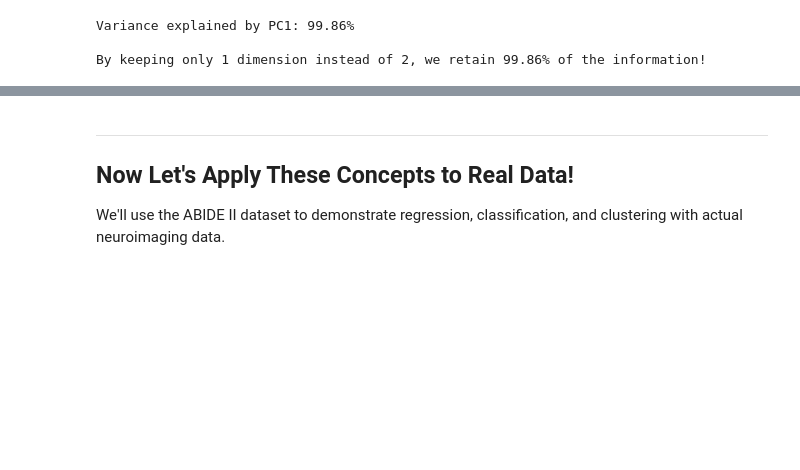
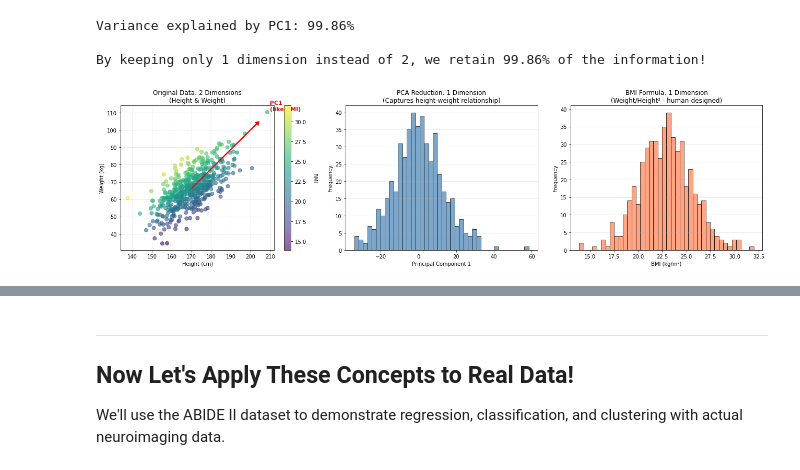
Before and after one commit to upishanker/cns-workshops, a Jupyter notebook: ML-AI-4-NeuroSci/01-introduction-core-concepts.ipynb, the cells around one changed output, grey strips where cells are left out. Drawn from its saved outputs; the diff is of its cells as text; code cells hidden in the pictures; blank space fills up the shorter version.

```diff
--- a/ML-AI-4-NeuroSci/01-introduction-core-concepts.ipynb
+++ b/ML-AI-4-NeuroSci/01-introduction-core-concepts.ipynb
@@ -215,3 +216,76 @@ print(f"\nBy keeping only 1 dimension instead of 2, we retain {pca.explained_var
 Variance explained by PC1: 99.86%
 
 By keeping only 1 dimension instead of 2, we retain 99.86% of the information!
+# %%
+from sklearn.decomposition import PCA
+
+# Dimensionality Reduction: The BMI Example
+# BMI reduces height and weight (2 dimensions) into a single value (1 dimension)
+
+# Simulate height (cm) and weight (kg) data
+np.random.seed(42)
+n_people = 500
+
+# Generate correlated height and weight data
+height = np.random.normal(170, 10, n_people)  # Mean 170cm, std 10cm
+weight = 0.8 * height - 70 + np.random.normal(0, 8, n_people)  # Correlated with some noise
+
+# Stack into 2D array
+X_body = np.column_stack([height, weight])
+
+# Apply PCA to reduce from 2D to 1D
+pca = PCA(n_components=1)
+X_pca = pca.fit_transform(X_body)
+
+# Calculate actual BMI for comparison
+bmi = weight / (height/100)**2
+
+# Visualize
+fig, axes = plt.subplots(1, 3, figsize=(18, 5))
+
+# Left: Original 2D data (height vs weight)
+axes[0].scatter(height, weight, alpha=0.6, s=50, c=bmi, cmap='viridis')
+axes[0].set_xlabel('Height (cm)')
+axes[0].set_ylabel('Weight (kg)')
+axes[0].set_title('Original Data: 2 Dimensions\n(Height & Weight)')
+axes[0].grid(True, alpha=0.3)
+cbar = plt.colorbar(axes[0].collections[0], ax=axes[0])
+cbar.set_label('BMI', rotation=270, labelpad=20)
+
+# Add PCA direction
+mean = pca.mean_
+component = pca.components_[0]
+scale_factor = 50  # For visualization
+axes[0].arrow(mean[0], mean[1],
+              component[0]*scale_factor, component[1]*scale_factor,
+              head_width=2, head_length=1.5, fc='red', ec='red', linewidth=2)
+axes[0].text(mean[0]+component[0]*scale_factor*1.2,
+             mean[1]+component[1]*scale_factor*1.2,
+             'PC1\n(like BMI)', fontsize=11, color='red', fontweight='bold')
+
+# Middle: PCA-reduced to 1D
+axes[1].hist(X_pca, bins=40, edgecolor='black', alpha=0.7, color='steelblue')
+axes[1].set_xlabel('Principal Component 1')
+axes[1].set_ylabel('Frequency')
+axes[1].set_title('PCA Reduction: 1 Dimension\n(Captures height-weight relationship)')
+axes[1].grid(True, alpha=0.3, axis='y')
+
+# Right: Actual BMI (another way to reduce to 1D)
+axes[2].hist(bmi, bins=40, edgecolor='black', alpha=0.7, color='coral')
+axes[2].set_xlabel('BMI (kg/m²)')
+axes[2].set_ylabel('Frequency')
+axes[2].set_title('BMI Formula: 1 Dimension\n(Weight/Height² - human-designed)')
+axes[2].grid(True, alpha=0.3, axis='y')
+
+plt.tight_layout()
+plt.show()
+
+# Print variance explained
+print(f"Variance explained by PC1: {pca.explained_variance_ratio_[0]:.2%}")
+print(f"\nBy keeping only 1 dimension (PC1), we retain {pca.explained_variance_ratio_[0]:.2%} of the information!")
+print(f"\n🔍 Key Insight:")
+print(f"BMI = Weight / (Height²) is a *hand-crafted* dimensionality reduction")
+print(f"PCA learns a similar reduction *automatically* from the data")
+print(f"Both reduce 2 dimensions (height, weight) → 1 dimension")
+# %% [output]
+[figure, added]
```
Also changed, not shown: parts of 4 cells of this notebook, 3 other files.
